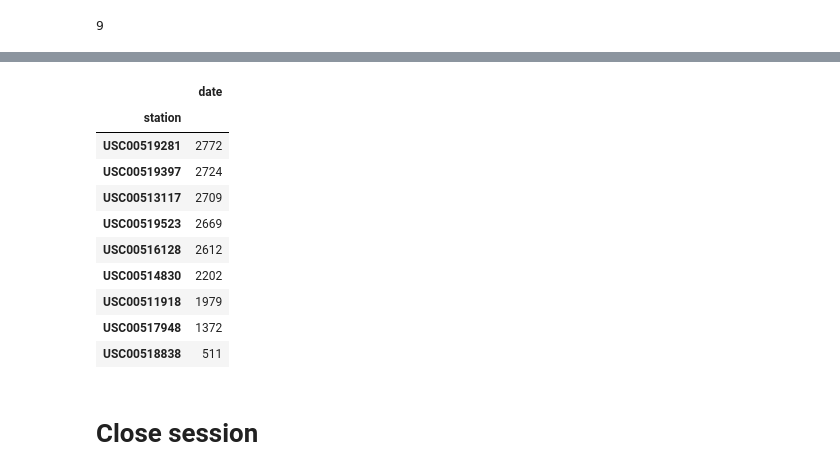
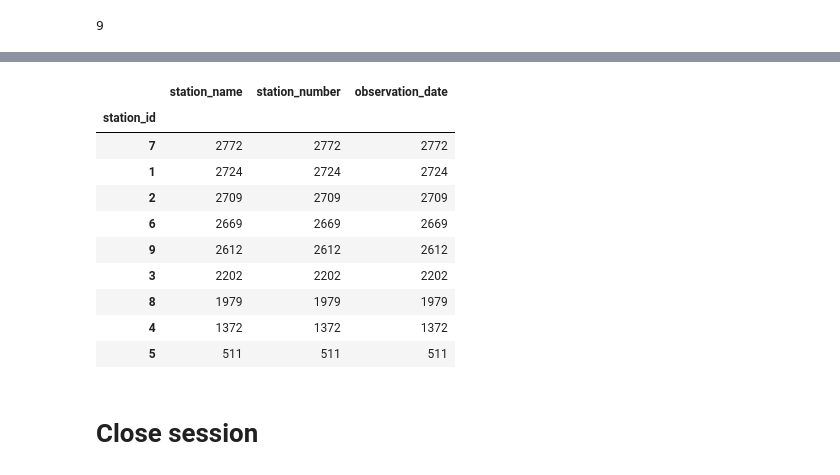
Before and after one commit to swdrich/sqlalchemy-challenge, a Jupyter notebook: climate_starter.ipynb, the cells around one changed output, grey strips where cells are left out. Saved outputs shown, nothing was run; the diff lists cells and outputs as text; code cells hidden in the pictures.

Commit message:
Calculated station with most observations.

```diff
--- a/climate_starter.ipynb
+++ b/climate_starter.ipynb
@@ -179,6 +179,8 @@ station_count
 # %%
 # Design a query to find the most active stations (i.e. what stations have the most rows?)
 # List the stations and the counts in descending order.
-observations_count = session.query(Measurement.station, Measurement.date).all()
-observations_count
+selection = [Station.id, Station.name, Station.station, Measurement.station, Measurement.date]
+
+same_station = session.query(*selection).filter(Station.station == Measurement.station).all()
+same_station
 # %% [output]
@@ -201,0 +188,8 @@ observations_count
+# %%
+# Unpack results and assign to dataframe
+sta_obs = list(zip(*same_station))
+sta_obs_df = pd.DataFrame({"station_id" : sta_obs[0],
+                           "station_name" : sta_obs[1],
+                           "station_number" : sta_obs[2],
+                           "observation_date" : sta_obs[4]})
+sta_obs_df
@@ -202,20 +210,20 @@ observations_count
 # %%
-station_obs = pd.DataFrame(observations_count)
-station_obs = station_obs.groupby("station").count()
-station_obs.sort_values(by="date", axis=0, inplace=True, ascending=False)
-station_obs
+# Group by station id and count
+sta_obs_grouped = sta_obs_df.groupby("station_id").count()
+sta_obs_grouped.sort_values(by="observation_date", axis=0, inplace=True, ascending=False)
+sta_obs_grouped
 # %% [output]
-|  | date |
-| station |  |
-| USC00519281 | 2772 |
-| USC00519397 | 2724 |
-| USC00513117 | 2709 |
-| USC00519523 | 2669 |
-| USC00516128 | 2612 |
-| USC00514830 | 2202 |
-| USC00511918 | 1979 |
-| USC00517948 | 1372 |
-| USC00518838 | 511 |
+|  | station_name | station_number | observation_date |
+| station_id |  |  |  |
+| 7 | 2772 | 2772 | 2772 |
+| 1 | 2724 | 2724 | 2724 |
+| 2 | 2709 | 2709 | 2709 |
+| 6 | 2669 | 2669 | 2669 |
+| 9 | 2612 | 2612 | 2612 |
+| 3 | 2202 | 2202 | 2202 |
+| 8 | 1979 | 1979 | 1979 |
+| 4 | 1372 | 1372 | 1372 |
+| 5 | 511 | 511 | 511 |
 # %%
 # Using the most active station id from the previous query, calculate the lowest, highest, and average temperature.
 # %%
```
Also changed, not shown: parts of 2 cells of this notebook.
